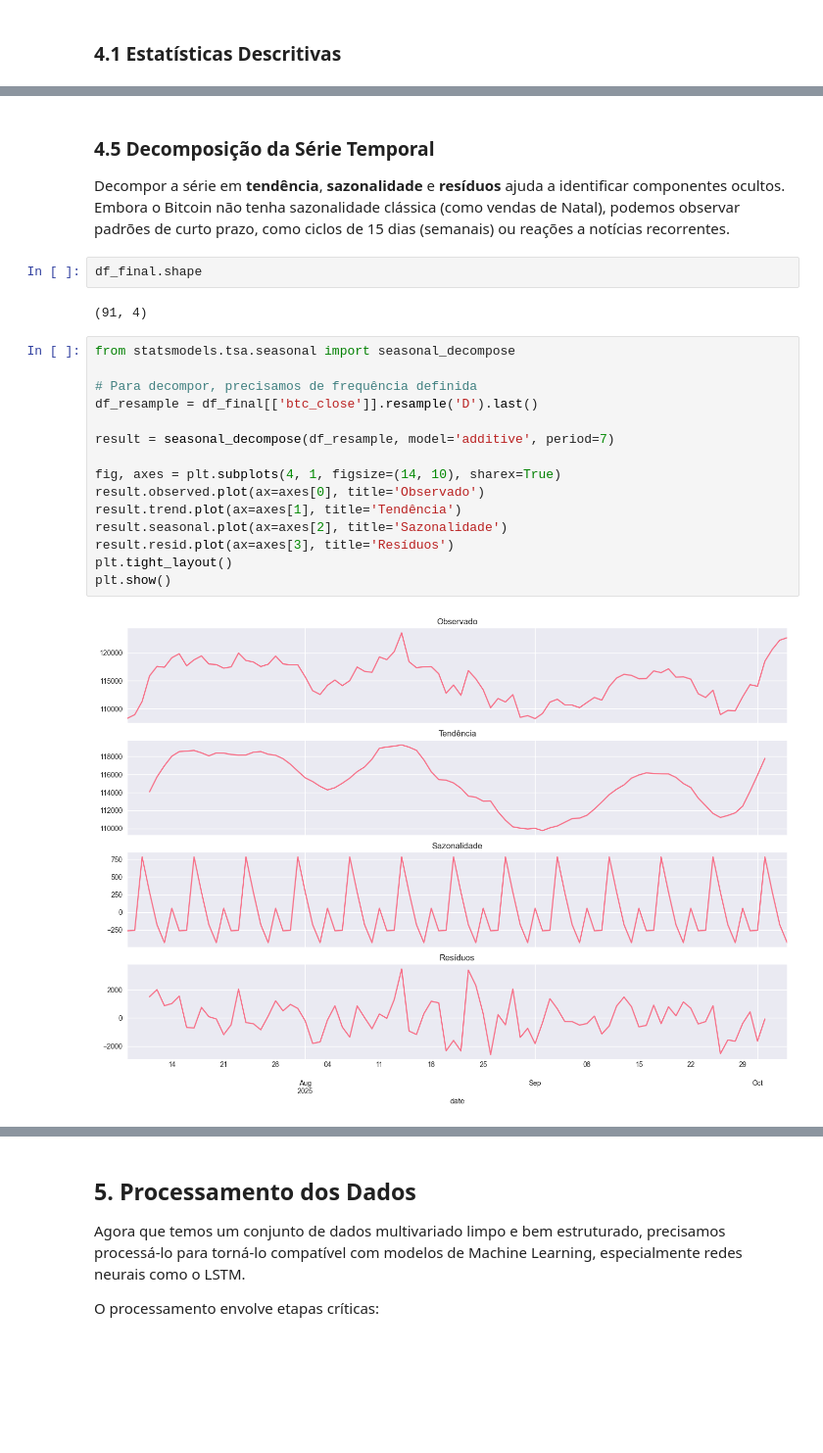
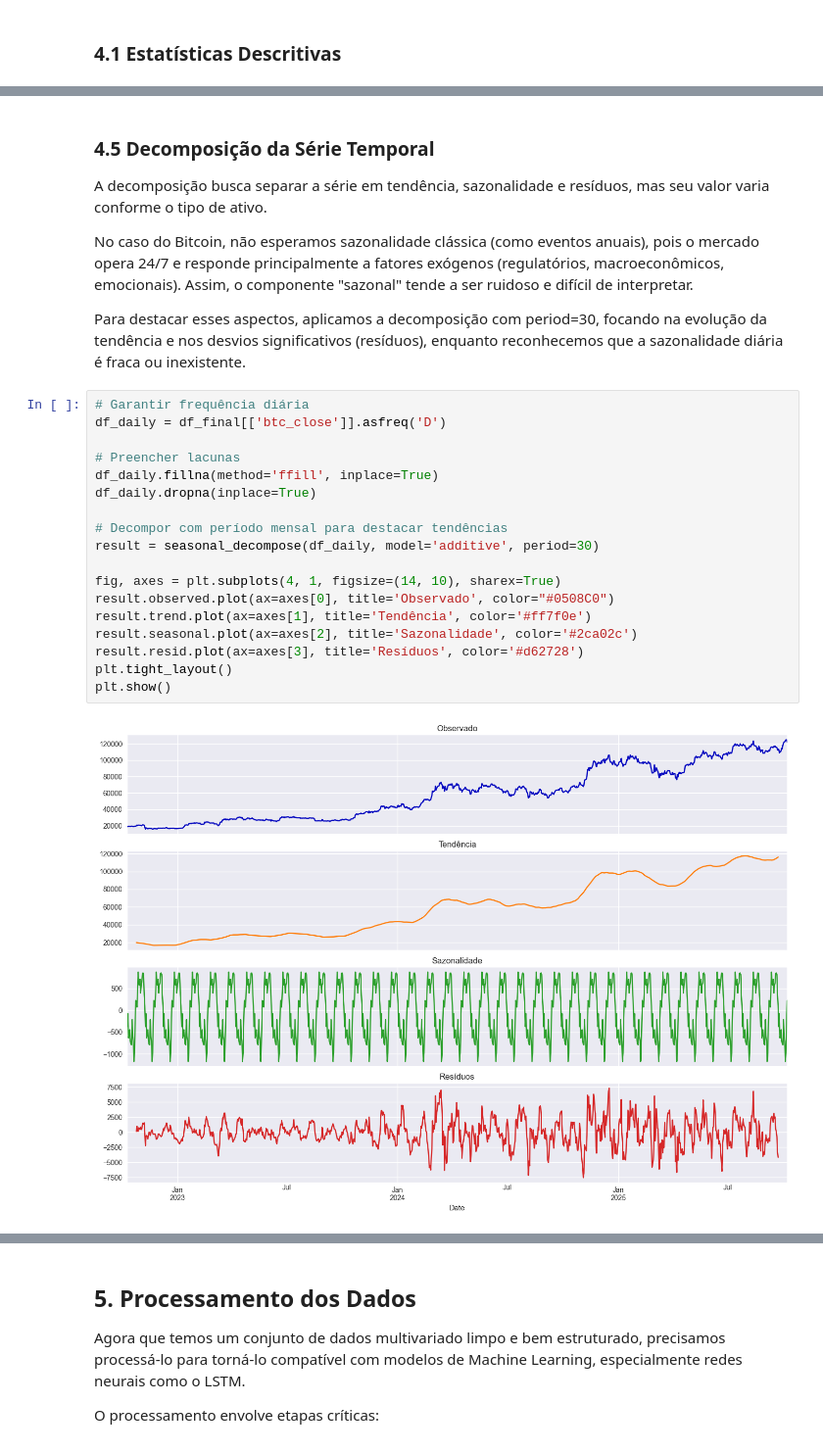
Before and after one commit to alexsoares4a/5mlet_tc_03, a Jupyter notebook: 5mlet_tc_03.ipynb, the cells around one changed output, grey strips where cells are left out. Shown at 98% size. Saved outputs shown, nothing was run; the diff lists cells and outputs as text; blank space fills up the shorter version.

```diff
--- a/5mlet_tc_03.ipynb
+++ b/5mlet_tc_03.ipynb
@@ -397,28 +488,31 @@ Nenhum outlier significativo encontrado — o comportamento do preço é relativ
 # %% [markdown]
 ### 4.5 Decomposição da Série Temporal
 
-Decompor a série em **tendência**, **sazonalidade** e **resíduos** ajuda a identificar componentes ocultos. Embora o Bitcoin não tenha sazonalidade clássica (como vendas de Natal), podemos observar padrões de curto prazo, como ciclos de 15 dias (semanais) ou reações a notícias recorrentes.
+A decomposição busca separar a série em tendência, sazonalidade e resíduos, mas seu valor varia conforme o tipo de ativo.
+
+No caso do Bitcoin, não esperamos sazonalidade clássica (como eventos anuais), pois o mercado opera 24/7 e responde principalmente a fatores exógenos (regulatórios, macroeconômicos, emocionais). Assim, o componente "sazonal" tende a ser ruidoso e difícil de interpretar.
+
+Para destacar esses aspectos, aplicamos a decomposição com period=30, focando na evolução da tendência e nos desvios significativos (resíduos), enquanto reconhecemos que a sazonalidade diária é fraca ou inexistente.
-# %%
-df_final.shape
-# %% [output]
-(91, 4)
 # %%
-from statsmodels.tsa.seasonal import seasonal_decompose
+# Garantir frequência diária
+df_daily = df_final[['btc_close']].asfreq('D')
 
-# Para decompor, precisamos de frequência definida
-df_resample = df_final[['btc_close']].resample('D').last()
+# Preencher lacunas
+df_daily.fillna(method='ffill', inplace=True)
+df_daily.dropna(inplace=True)
 
-result = seasonal_decompose(df_resample, model='additive', period=7)
+# Decompor com período mensal para destacar tendências
+result = seasonal_decompose(df_daily, model='additive', period=30)
 
 fig, axes = plt.subplots(4, 1, figsize=(14, 10), sharex=True)
-result.observed.plot(ax=axes[0], title='Observado')
-result.trend.plot(ax=axes[1], title='Tendência')
-result.seasonal.plot(ax=axes[2], title='Sazonalidade')
-result.resid.plot(ax=axes[3], title='Resíduos')
+result.observed.plot(ax=axes[0], title='Observado', color="#0508C0")
+result.trend.plot(ax=axes[1], title='Tendência', color='#ff7f0e')
+result.seasonal.plot(ax=axes[2], title='Sazonalidade', color='#2ca02c')
+result.resid.plot(ax=axes[3], title='Resíduos', color='#d62728')
 plt.tight_layout()
 plt.show()
 # %% [output]
-[figure, old version]
+[figure, new version]
 # %% [markdown]
 ### 4.6 Teste de Estacionariedade (ADF - Augmented Dickey-Fuller)
 
```
Also changed, not shown: parts of 51 cells of this notebook.
